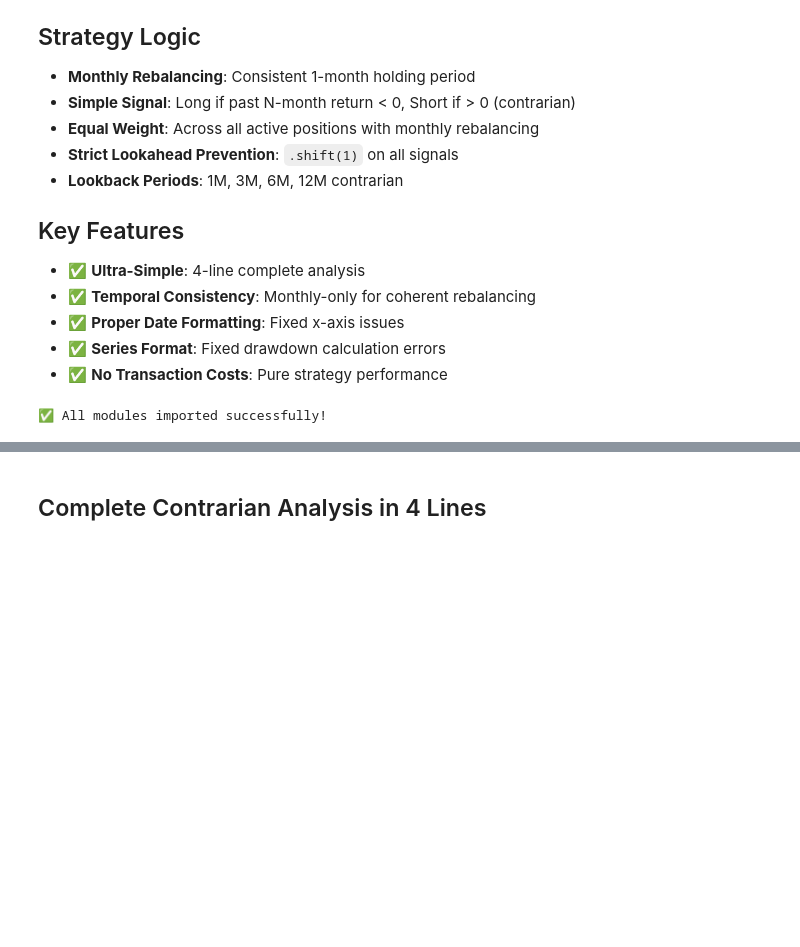
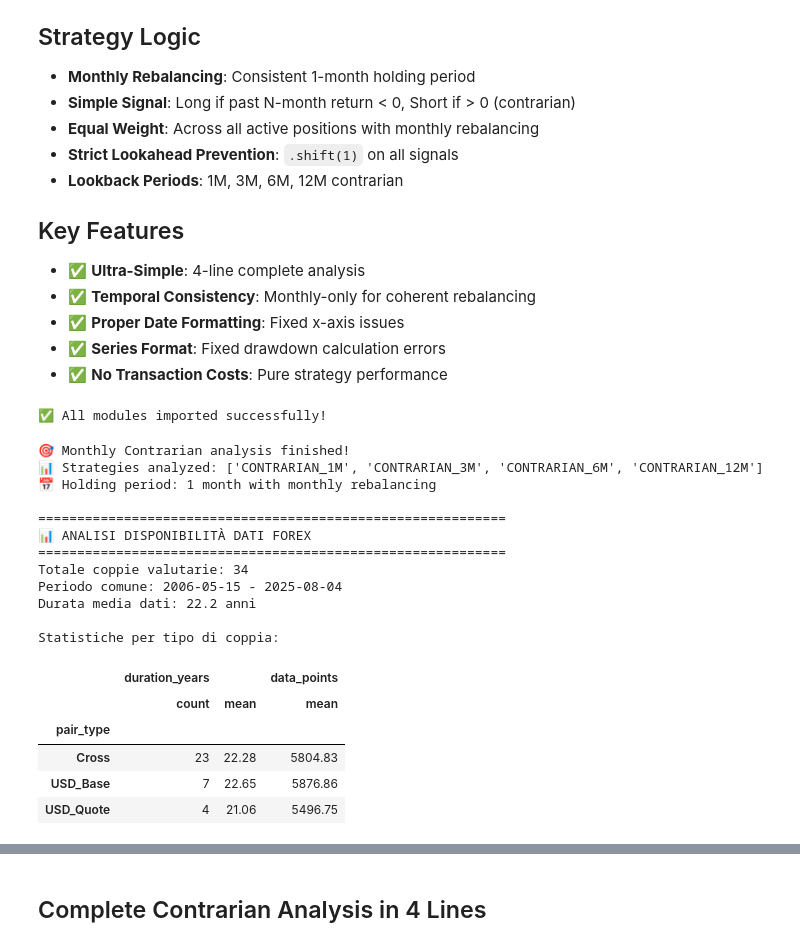
Before and after one commit to edoardoCame/Momentum-and-Contrarian, a Jupyter notebook: approaches/time_series_momentum/notebooks/tsmom_analysis.ipynb, the cells around one changed output, grey strips where cells are left out. Saved outputs shown, nothing was run; the diff lists cells and outputs as text; code cells hidden in the pictures; blank space fills up the shorter version.

```diff
--- a/approaches/time_series_momentum/notebooks/tsmom_analysis.ipynb
+++ b/approaches/time_series_momentum/notebooks/tsmom_analysis.ipynb
@@ -32,3 +34,70 @@ warnings.filterwarnings('ignore')
 print("✅ All modules imported successfully!")
 # %% [output]
 ✅ All modules imported successfully!
+# %%
+# ============= COMPLETE CONTRARIAN ANALYSIS IN 4 LINES =============
+
+# 1. Load forex data - only monthly needed
+loader = SimpleForexLoader()
+daily, weekly, monthly = loader.load_all_data()
+
+# 2. Generate Contrarian signals for monthly rebalancing (1M, 3M, 6M, 12M lookbacks)
+contrarian = SimpleContrarian(lookbacks_monthly=[1, 3, 6, 12])
+signals = contrarian.generate_all_signals(monthly)
+
+# 3. Run backtests with monthly rebalancing (no transaction costs)
+backtest = SimpleContrarianBacktest()
+results = backtest.run_backtest(signals, monthly)
+
+# 4. Calculate performance metrics and create analyzer
+metrics = backtest.calculate_metrics(results)
+analyzer = SimplePerformanceAnalyzer()
+
+print("\n🎯 Monthly Contrarian analysis finished!")
+print(f"📊 Strategies analyzed: {list(signals.keys())}")
+print(f"📅 Holding period: 1 month with monthly rebalancing")
+
+# ============= ANALISI DISPONIBILITÀ DATI FOREX =============
+print("\n" + "="*60)
+print("📊 ANALISI DISPONIBILITÀ DATI FOREX")
+print("="*60)
+
+# Analizza la disponibilità temporale dei dati forex
+import matplotlib.pyplot as plt
+import matplotlib.dates as mdates
+import seaborn as sns
+
+# Analizza disponibilità dati (ora che loader è definito)
+availability_df = loader.analyze_data_availability()
+
+print(f"Totale coppie valutarie: {len(availability_df)}")
+print(f"Periodo comune: {availability_df['start_date'].max().strftime('%Y-%m-%d')} - {availability_df['end_date'].min().strftime('%Y-%m-%d')}")
+print(f"Durata media dati: {availability_df['duration_years'].mean():.1f} anni")
+print()
+
+# Mostra statistiche per tipo
+print("Statistiche per tipo di coppia:")
+stats_by_type = availability_df.groupby('pair_type').agg({
+    'duration_years': ['count', 'mean'],
+    'data_points': 'mean'
+}).round(2)
+display(stats_by_type)
+# %% [output]
+🎯 Monthly Contrarian analysis finished!
+📊 Strategies analyzed: ['CONTRARIAN_1M', 'CONTRARIAN_3M', 'CONTRARIAN_6M', 'CONTRARIAN_12M']
+📅 Holding period: 1 month with monthly rebalancing
+
+============================================================
+📊 ANALISI DISPONIBILITÀ DATI FOREX
+============================================================
+Totale coppie valutarie: 34
+Periodo comune: 2006-05-15 - 2025-08-04
+Durata media dati: 22.2 anni
+
+Statistiche per tipo di coppia:
+|  | duration_years |  | data_points |
+|  | count | mean | mean |
+| pair_type |  |  |  |
+| Cross | 23 | 22.28 | 5804.83 |
+| USD_Base | 7 | 22.65 | 5876.86 |
+| USD_Quote | 4 | 21.06 | 5496.75 |
```
Also changed, not shown: parts of 14 cells of this notebook, 26 other files.
